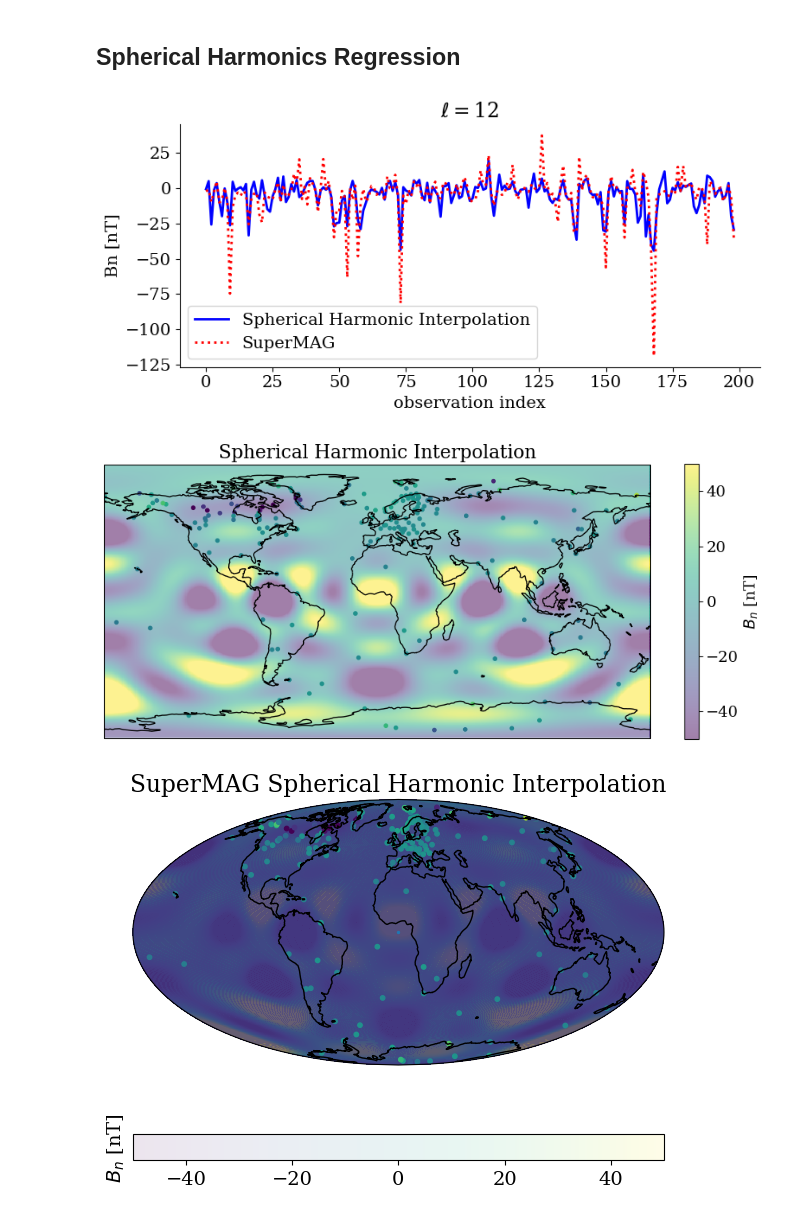
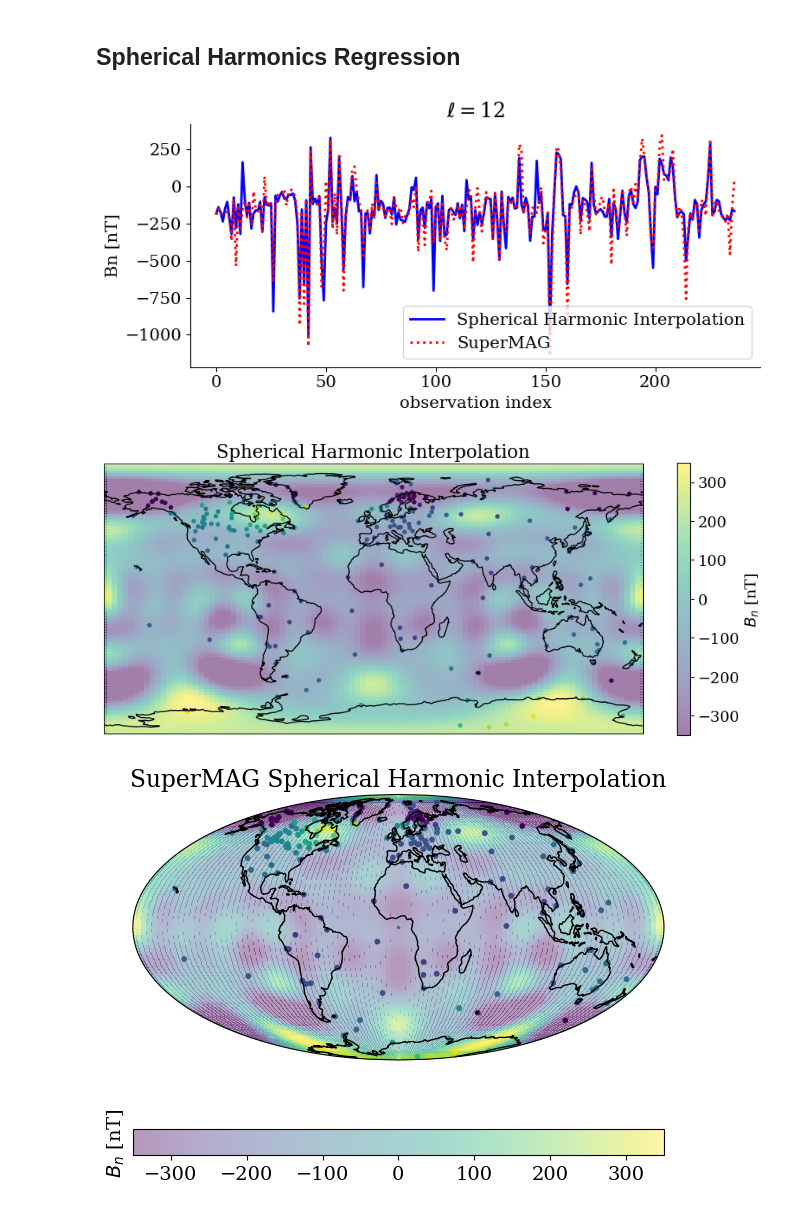
Before and after one commit to FrontierDevelopmentLab/2024-HL-GeoCL, a Jupyter notebook: src/GP/spherical_harmonics_tutorial.ipynb, the cells around one changed output. Drawn from its saved outputs; the diff is of its cells as text; code cells hidden in the pictures.

```diff
--- a/src/GP/spherical_harmonics_tutorial.ipynb
+++ b/src/GP/spherical_harmonics_tutorial.ipynb
@@ -55,7 +27,8 @@ plt.plot(pred, color="red")
 # SuperMAG data
 # %%
 # start date year-month-day-hour-min-sec
-start=[2019,5,1,10,40,10]
+# St. Patricks Day Storm
+start=[2015, 3, 17, 18, 40, 10]
 # %%
 # read in data
 (status,stations) = SuperMAGGetInventory("opaliss", start, 3600)
@@ -72,8 +45,16 @@ geo_lon = np.zeros(N)
 # %%
 # read in data for 1hr in advance from start date at station "res"
 # note: this is very slow.. not sure if there are faster ways to go about this
-for ii in range(N):
-    (status, sm_data) = SuperMAGGetData("opaliss", start, 3600,'geo', stations[ii])
-    data_Bn[ii] = sm_data.N[0]["geo"]
-    geo_lat[ii] = sm_data.glat[0] + 90
-    geo_lon[ii] = sm_data.glon[0]
+kk=0
+for ii in range(0, N):
+    (status, sm_data) = SuperMAGGetData("opaliss", start, 3600, 'geo', stations[ii])
+    try:
+        data_Bn[kk] = sm_data.N[0]["geo"]
+        geo_lat[kk] = sm_data.glat[0] + 90
+        geo_lon[kk] = sm_data.glon[0]
+        kk+=1
+    except:
+        print("An exception occurred at " + str(stations[ii]))
+data_Bn = data_Bn[:kk]
+geo_lat = geo_lat[:kk]
+geo_lon = geo_lon[:kk]
@@ -118,9 +102,9 @@ ax.set_title("$\ell = $" + str(ell))
 _ = plt.tight_layout()
 _ = plt.legend()
 # %% [output]
-[figure, old version]
+[figure, new version]
 # %%
-N_interp = 600
+N_interp = 100
 THETA, PHI = np.meshgrid(np.linspace(0, 180, N_interp, endpoint=False),
                          np.linspace(0, 360, N_interp, endpoint=False))
 # %%
@@ -132,9 +116,12 @@ fig = plt.figure(figsize=(9, 4))
 ax = fig.add_subplot(1, 1, 1, projection=ccrs.PlateCarree())
 
 ax.coastlines()
-pos = ax.pcolormesh(PHI, THETA-90, np.reshape(pred, (N_interp, N_interp), order="C"), vmin=-50,
-                    vmax=50, alpha=0.5, transform=ccrs.PlateCarree())
-plt.scatter(geo_lon, geo_lat-90, c=data_Bn, s=10, cmap='viridis', vmin=-50, vmax=50, transform=ccrs.PlateCarree())
+pos = ax.pcolormesh(PHI, THETA-90, np.reshape(pred, (N_interp, N_interp), order="C"), vmin=-350,
+                    vmax=350, alpha=0.5, transform=ccrs.PlateCarree())
+
+plt.scatter(geo_lon, geo_lat-90, c=data_Bn, s=10, cmap='viridis',
+            vmin=-350, vmax=350, transform=ccrs.PlateCarree())
+
 cbar = fig.colorbar(pos)
 cbar.ax.set_ylabel("$B_{n}$ [nT]", rotation=90)
 
@@ -147,29 +134,32 @@ ax.spines['right'].set_visible(False)
 ax.spines['top'].set_visible(False)
 plt.tight_layout()
 
-plt.savefig("figures/supermag_stations_interpolation.png", bbox_inches='tight', dpi=600)
+# plt.savefig("figures/supermag_stations_interpolation.png", bbox_inches='tight', dpi=600)
 # %% [output]
-[figure, old version]
+[figure, new version]
 # %%
 fig = plt.figure(figsize=(6, 5))
 ax = fig.add_subplot(1, 1, 1, projection=ccrs.Mollweide())
 
 ax.coastlines()
-pos = ax.pcolormesh(PHI, THETA-90, np.reshape(pred, (N_interp, N_interp), order="C"), vmin=-50,
-                    vmax=50, alpha=0.1, transform=ccrs.PlateCarree())
-plt.scatter(geo_lon, geo_lat-90, c=data_Bn, s=10, cmap='viridis', vmin=-50, vmax=50, transform=ccrs.PlateCarree())
+pos = ax.pcolormesh(PHI, THETA-90, np.reshape(pred, (N_interp, N_interp), order="C"),
+                    vmin=-350, vmax=350, alpha=0.4, transform=ccrs.PlateCarree())
+
+plt.scatter(geo_lon, geo_lat-90, c=data_Bn, s=10, cmap='viridis', vmin=-350, vmax=350,
+            transform=ccrs.PlateCarree())
 
 cbar = fig.colorbar(pos, orientation="horizontal")
 cbar.ax.set_ylabel("$B_{n}$ [nT]", rotation=90)
 
 
 _ = plt.title("SuperMAG Spherical Harmonic Interpolation")
 ax.scatter(0, 0, s=2)
 ax.set_xlabel("longitude [deg]")
 ax.set_ylabel("latitude [deg]")
 ax.spines['right'].set_visible(False)
 ax.spines['top'].set_visible(False)
 plt.tight_layout()
-plt.savefig("figures/supermag_stations_locations.png", bbox_inches='tight', dpi=600)
+
+# plt.savefig("figures/supermag_stations_locations.png", bbox_inches='tight', dpi=600)
 # %% [output]
-[figure, old version]
+[figure, new version]
```
Also changed, not shown: parts of 10 cells of this notebook, 3 other files.
